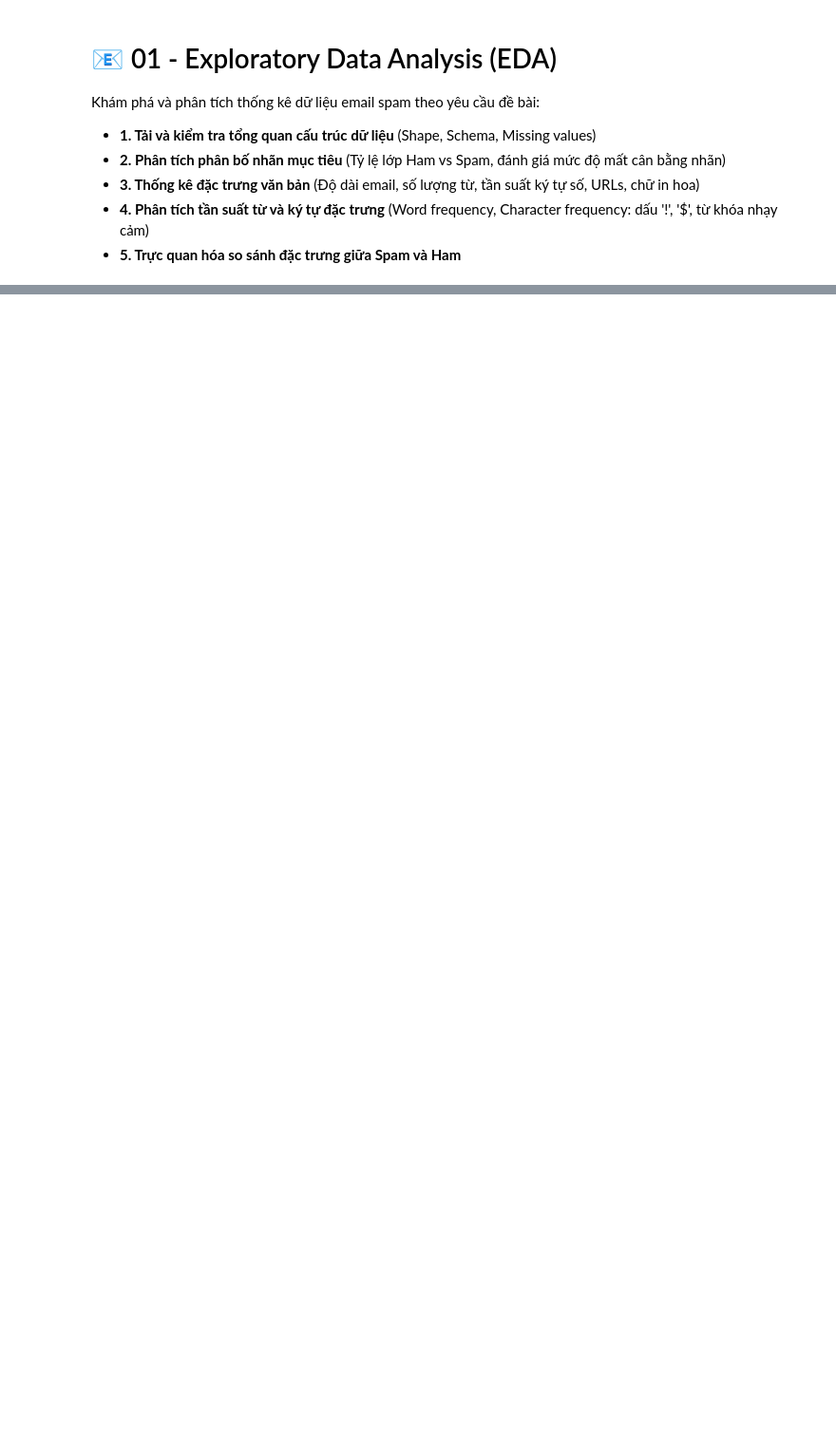
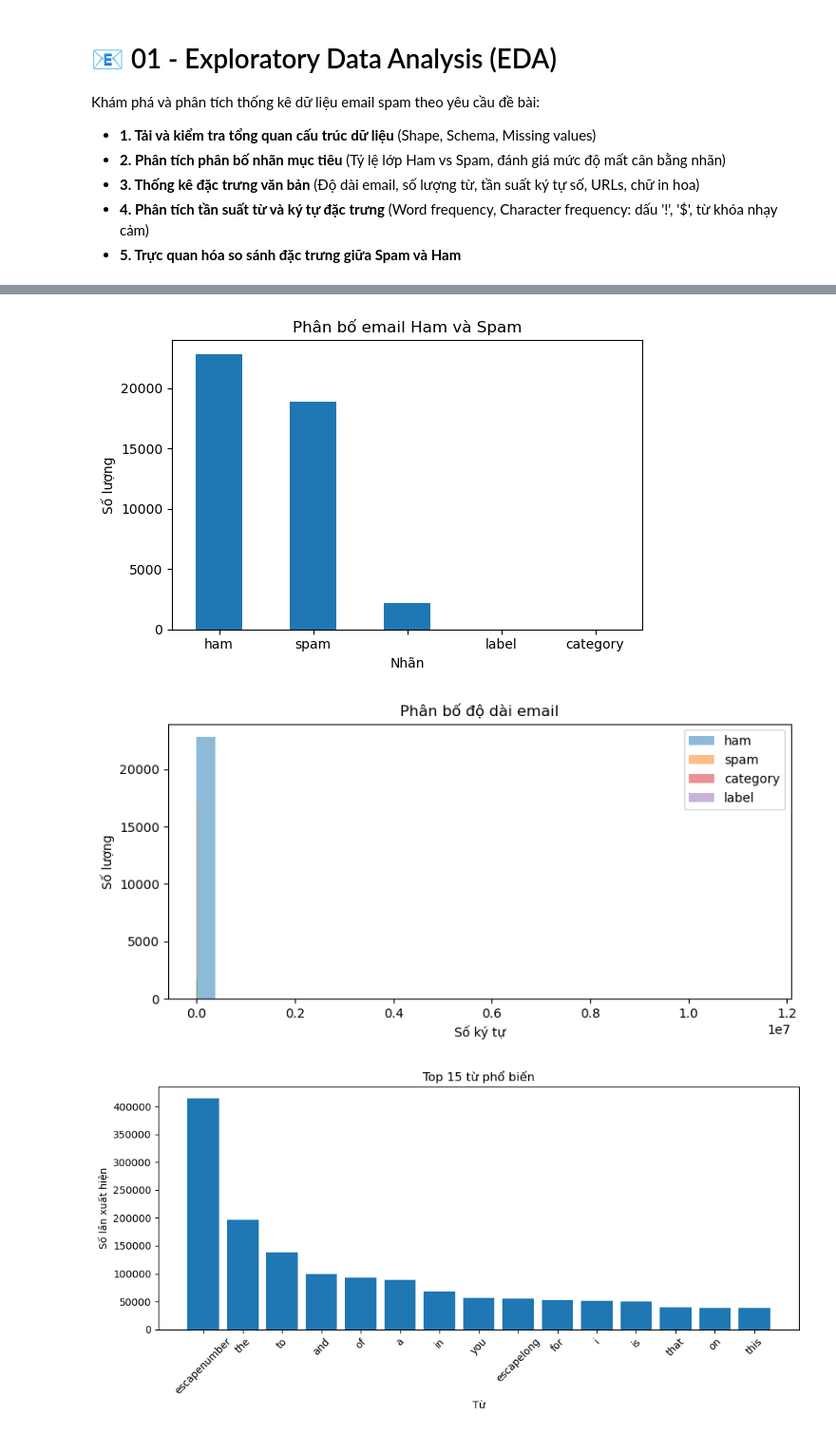
Before and after one commit to iamtien77/spam_classifier, a Jupyter notebook: notebooks/01_eda.ipynb, the cells around one changed output, grey strips where cells are left out. Shown at 95% size. Cells and saved outputs as stored; diff of their text form; code cells hidden in the pictures; blank space fills up the shorter version.

```diff
--- a/notebooks/01_eda.ipynb
+++ b/notebooks/01_eda.ipynb
@@ -56,0 +77,20 @@ pass
+# %%
+# chỉ import package tự xây dựng
+import sys
+from pathlib import Path
+
+PROJECT_ROOT = Path.cwd().resolve().parent
+sys.path.insert(0, str(PROJECT_ROOT))
+
+from src.data.loader import load_raw_data, explore_raw_data
+from src.evaluation.visualization import plot_class_distribution, plot_text_length_distribution, plot_top_words
+from pathlib import Path
+
+df = load_raw_data(PROJECT_ROOT / "data" / "raw" / "spam.csv")
+explore_raw_data(df)
+
+print("Kích thước dữ liệu:", len(df))
+print("\n5 dòng đầu tiên của dữ liệu:")
+display(df[:5])
+print("\n5 dòng cuối cùng của dữ liệu:")
+display(df[-5:])
@@ -56,0 +229,9 @@ pass
+# %%
+import pandas as pd
+
+df = pd.DataFrame(df)
+
+print("Kiểu dữ liệu:", type(df))
+print("Kích thước:", df.shape)
+print("Các cột:", df.columns.tolist())
+print(df.head())
@@ -56,0 +255,8 @@ pass
+# %%
+plot_class_distribution(df)
+plot_text_length_distribution(df)
+plot_top_words(df, top_n=15)
+# %% [output]
+[figure, added]
+[figure, added]
+[figure, added]
```
Also changed, not shown: parts of 33 cells of this notebook.
